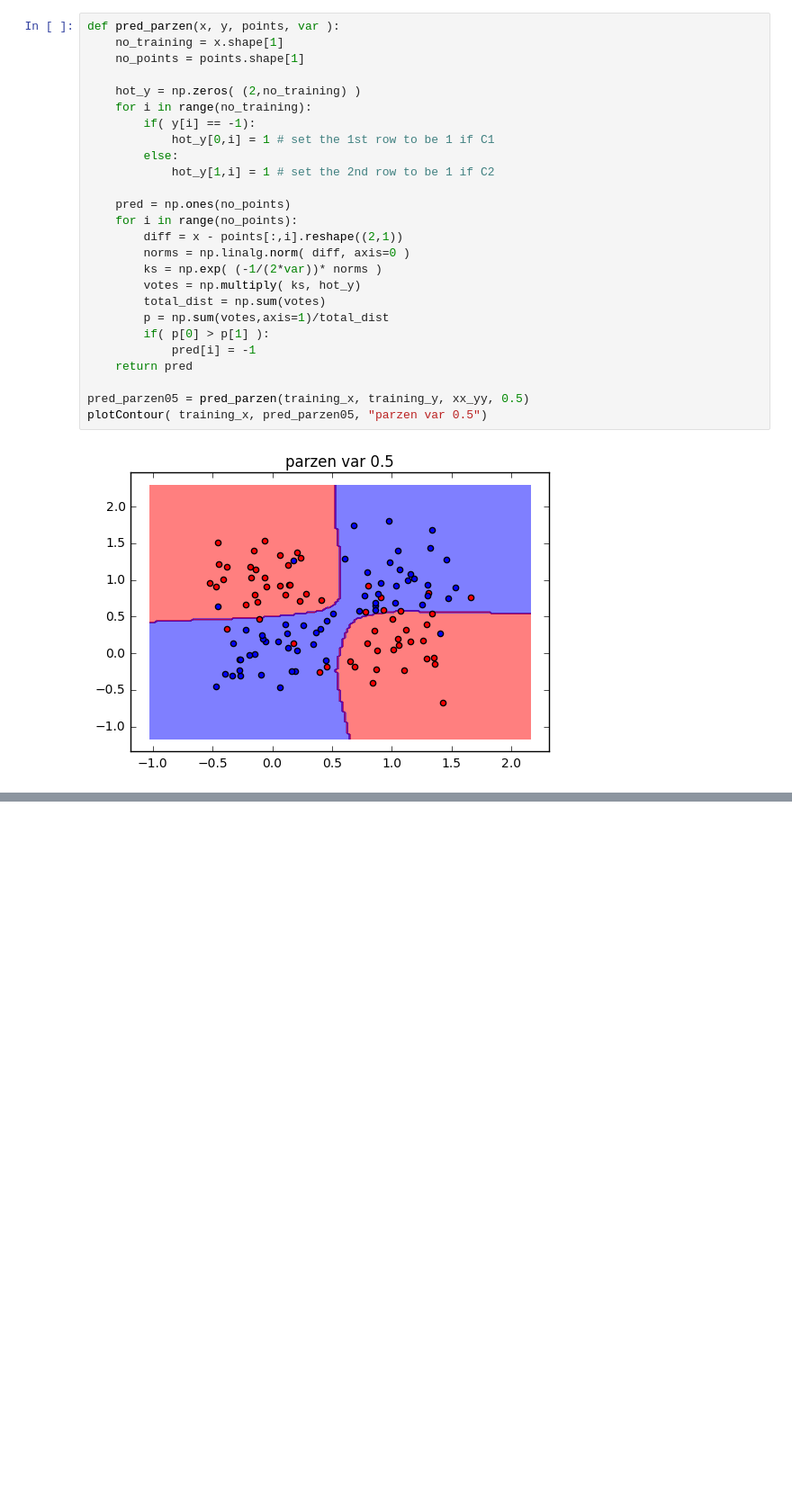
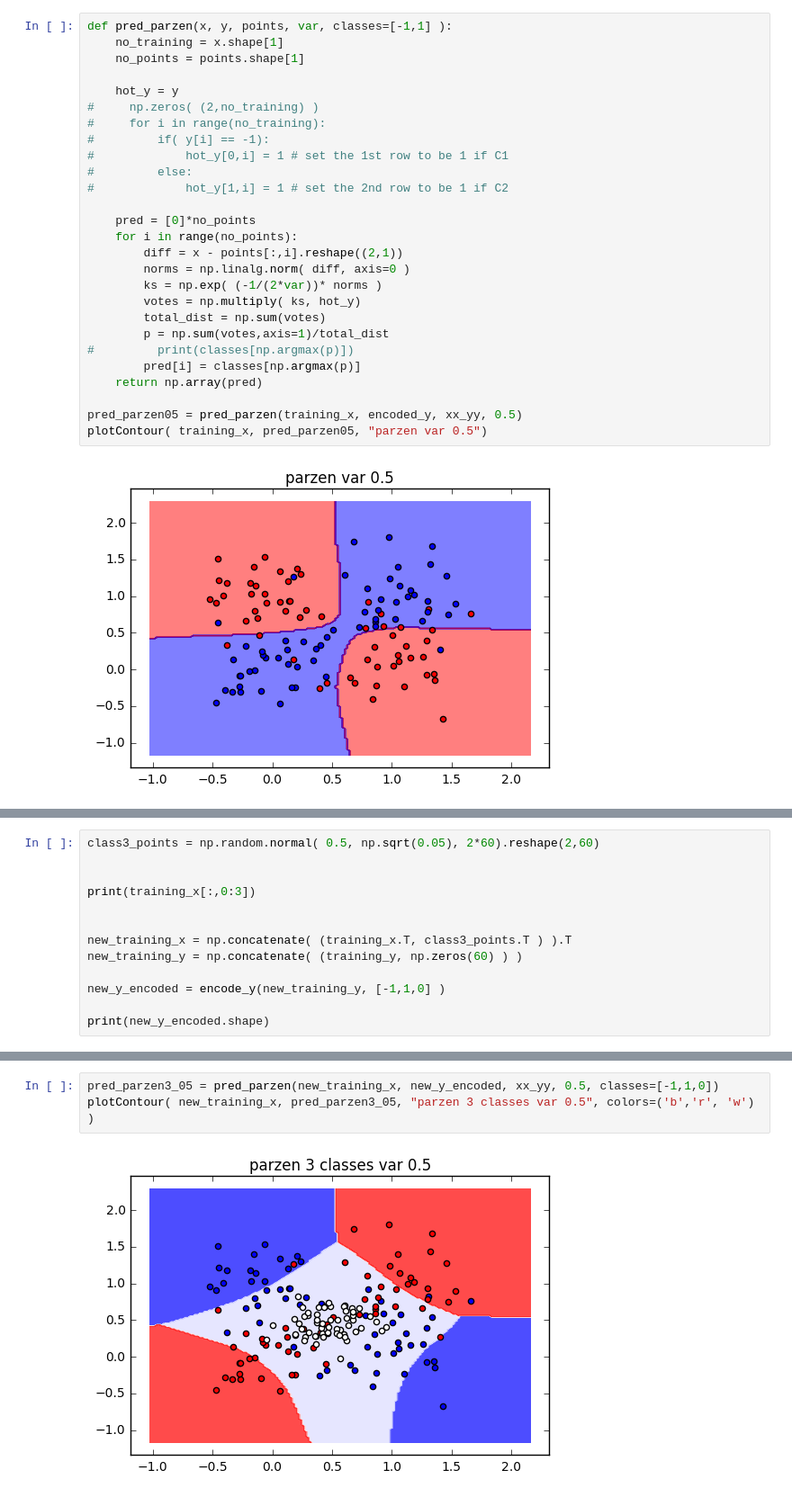
Before and after one commit to p16i/course-machine-intelligence-1, a Jupyter notebook: w6/classification-and-rbf.ipynb, the cells around one changed output, grey strips where cells are left out. Shown at 90% size. Drawn from its saved outputs; the diff is of its cells as text; blank space fills up the shorter version.

```diff
--- a/w6/classification-and-rbf.ipynb
+++ b/w6/classification-and-rbf.ipynb
@@ -124,18 +139,19 @@ plotContour( training_x, pred_5nn, "5-neightbors")
 # %% [output]
 [figure]
 # %%
-def pred_parzen(x, y, points, var ):
+def pred_parzen(x, y, points, var, classes=[-1,1] ):
     no_training = x.shape[1]
     no_points = points.shape[1]
 
-    hot_y = np.zeros( (2,no_training) )
-    for i in range(no_training):
-        if( y[i] == -1):
-            hot_y[0,i] = 1 # set the 1st row to be 1 if C1
-        else:
-            hot_y[1,i] = 1 # set the 2nd row to be 1 if C2
+    hot_y = y
+#     np.zeros( (2,no_training) )
+#     for i in range(no_training):
+#         if( y[i] == -1):
+#             hot_y[0,i] = 1 # set the 1st row to be 1 if C1
+#         else:
+#             hot_y[1,i] = 1 # set the 2nd row to be 1 if C2
 
-    pred = np.ones(no_points)
+    pred = [0]*no_points
     for i in range(no_points):
         diff = x - points[:,i].reshape((2,1))
         norms = np.linalg.norm( diff, axis=0 )
@@ -143,11 +159,11 @@ def pred_parzen(x, y, points, var ):
         votes = np.multiply( ks, hot_y)
         total_dist = np.sum(votes)
         p = np.sum(votes,axis=1)/total_dist
-        if( p[0] > p[1] ):
-            pred[i] = -1
-    return pred
+#         print(classes[np.argmax(p)])
+        pred[i] = classes[np.argmax(p)]
+    return np.array(pred)
 
-pred_parzen05 = pred_parzen(training_x, training_y, xx_yy, 0.5)
+pred_parzen05 = pred_parzen(training_x, encoded_y, xx_yy, 0.5)
 plotContour( training_x, pred_parzen05, "parzen var 0.5")
 # %% [output]
 [figure]
@@ -163,0 +182,13 @@ plotContour( training_x, pred_parzen001, "parzen var 0.01")
+# %%
+class3_points = np.random.normal( 0.5, np.sqrt(0.05), 2*60).reshape(2,60)
+
+
+print(training_x[:,0:3])
+
+
+new_training_x = np.concatenate( (training_x.T, class3_points.T ) ).T
+new_training_y = np.concatenate( (training_y, np.zeros(60) ) )
+
+new_y_encoded = encode_y(new_training_y, [-1,1,0] )
+
+print(new_y_encoded.shape)
@@ -163,0 +199,5 @@ plotContour( training_x, pred_parzen001, "parzen var 0.01")
+# %%
+pred_parzen3_05 = pred_parzen(new_training_x, new_y_encoded, xx_yy, 0.5, classes=[-1,1,0])
+plotContour( new_training_x, pred_parzen3_05, "parzen 3 classes var 0.5", colors=('b','r', 'w') )
+# %% [output]
+[figure, added]
```
Also changed, not shown: parts of 10 cells of this notebook.
